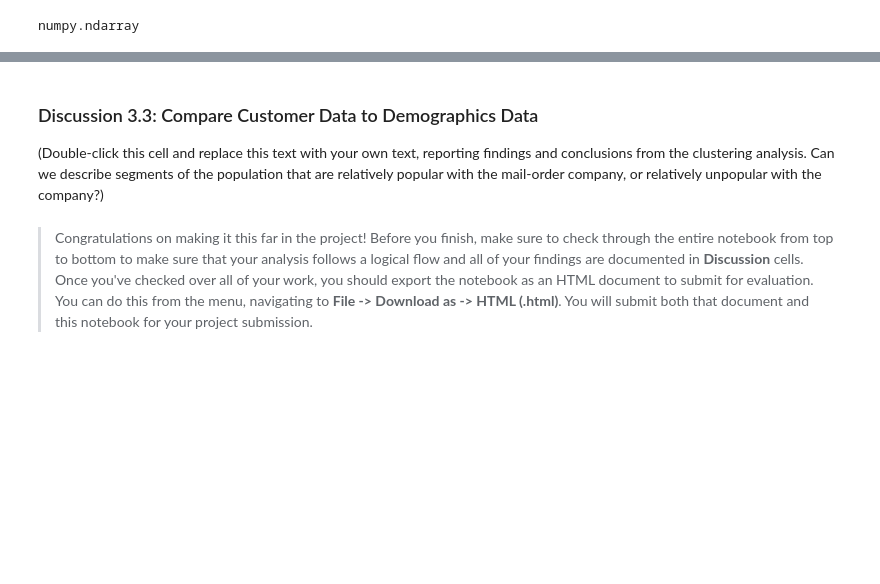
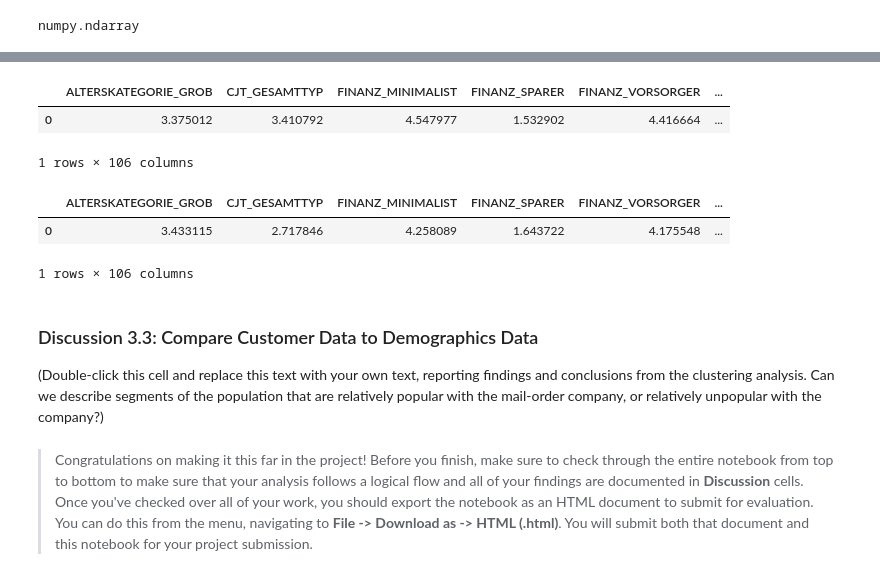
Before and after one commit to MagedZaghloul/segmenting_customers, a Jupyter notebook: Identify_Customer_Segments.ipynb, the cells around one changed output, grey strips where cells are left out. Saved outputs shown, nothing was run; the diff lists cells and outputs as text; code cells hidden in the pictures; blank space fills up the shorter version.

```diff
--- a/Identify_Customer_Segments.ipynb
+++ b/Identify_Customer_Segments.ipynb
@@ -1082,3 +1089,4 @@ plt.show()
 # %%
 # What kinds of people are part of a cluster that is overrepresented in the
 # customer data compared to the general population?
+cluster_2= kmeans.cluster_centers_[2]
@@ -1084,0 +1102,2 @@ plt.show()
+# %%
+cluster_2_features = pca.inverse_transform(cluster_2).reshape(1,-1)
@@ -1084,0 +1124,2 @@ plt.show()
+# %%
+overrrep_features = scaler.inverse_transform(cluster_2_features)
@@ -1085,3 +1140,11 @@ plt.show()
+# %%
+overrep_features = pd.DataFrame(overrrep_features, columns=azdias_df.columns)
+# %%
+overrep_features
+# %% [output]
+|  | ALTERSKATEGORIE_GROB | CJT_GESAMTTYP | FINANZ_MINIMALIST | FINANZ_SPARER | FINANZ_VORSORGER | ... |
+| 0 | 3.375012 | 3.410792 | 4.547977 | 1.532902 | 4.416664 | ... |
+1 rows × 106 columns
 # %%
 # What kinds of people are part of a cluster that is underrepresented in the
 # customer data compared to the general population?
@@ -1088,3 +1158,9 @@ plt.show()
+# %%
+underrep_features
+# %% [output]
+|  | ALTERSKATEGORIE_GROB | CJT_GESAMTTYP | FINANZ_MINIMALIST | FINANZ_SPARER | FINANZ_VORSORGER | ... |
+| 0 | 3.433115 | 2.717846 | 4.258089 | 1.643722 | 4.175548 | ... |
+1 rows × 106 columns
 # %% [markdown]
 ### Discussion 3.3: Compare Customer Data to Demographics Data
 
```
Also changed, not shown: parts of 39 cells of this notebook.
